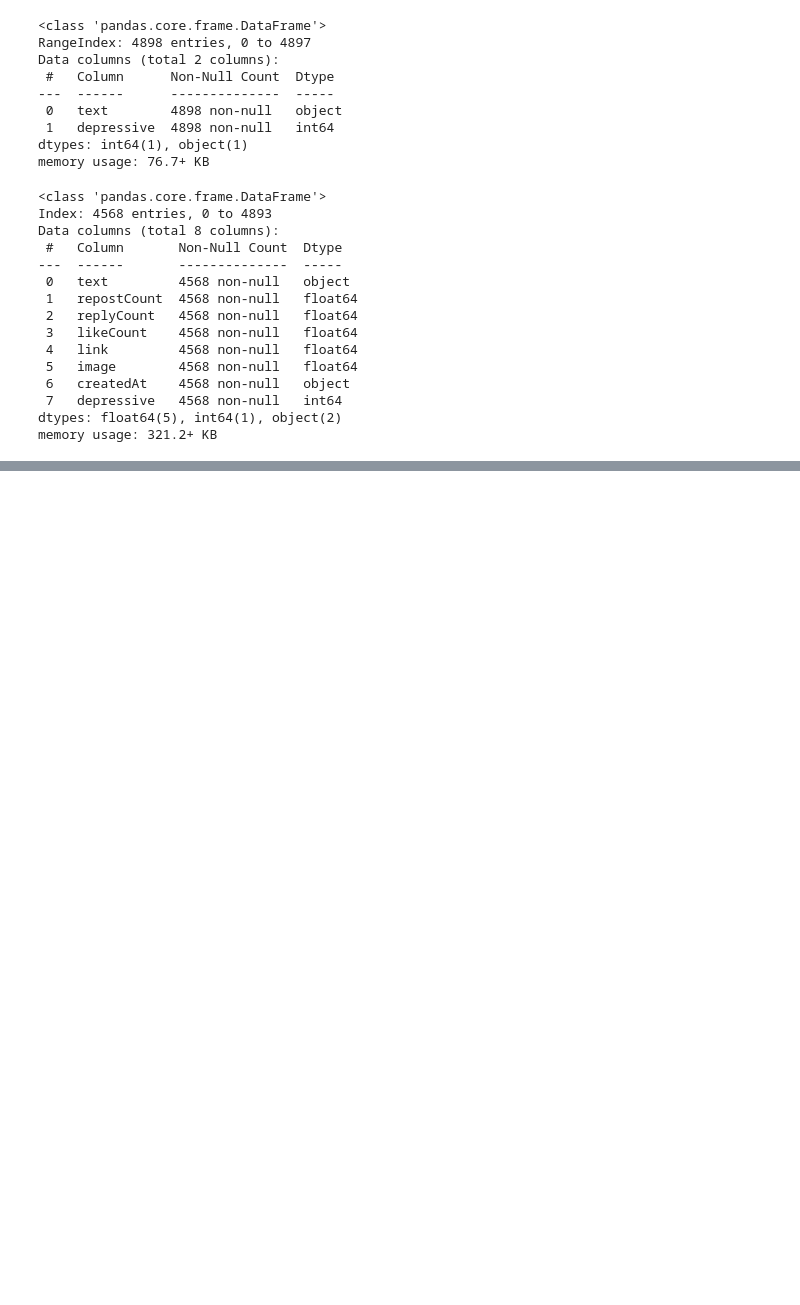
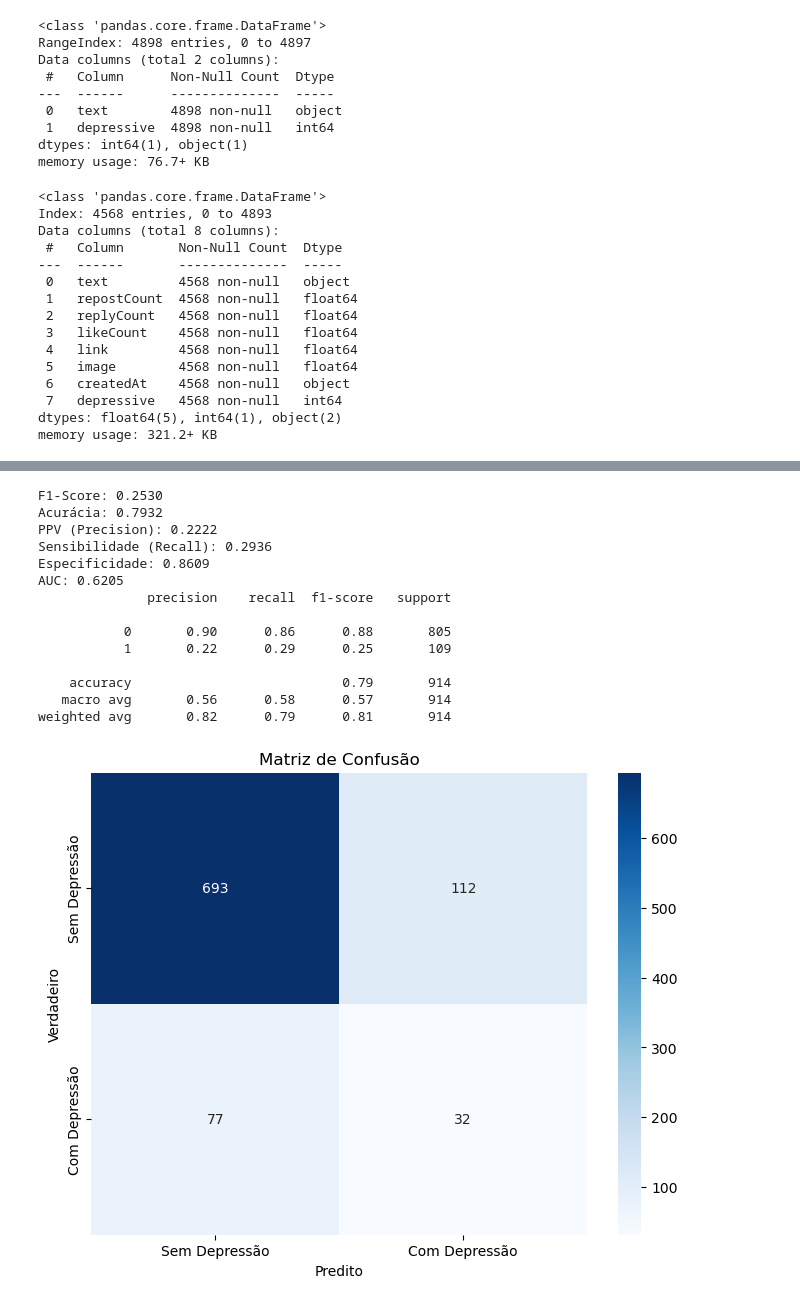
Before and after one commit to lucaspimentab/bluesky-depression-detection, a Jupyter notebook: characterization.ipynb, the cells around one changed output, grey strips where cells are left out. Cells and saved outputs as stored; diff of their text form; code cells hidden in the pictures; blank space fills up the shorter version.

```diff
--- a/characterization.ipynb
+++ b/characterization.ipynb
@@ -244,0 +217,9 @@ plt.show()
+# %%
+df_baseline = df.copy()
+
+df_baseline['createdAt'] = pd.to_datetime(df_baseline['createdAt'], utc=True).dt.tz_convert(None)
+
+df_baseline.loc[:, 'hour'] = df_baseline['createdAt'].dt.hour
+df_baseline.loc[:, 'month'] = df_baseline['createdAt'].dt.month
+
+df_baseline = df_baseline.drop(columns=['text', 'faixa', 'createdAt'])
@@ -244,0 +374,18 @@ plt.show()
+# %%
+RandomForest_Over(df_baseline)
+# %% [output]
+F1-Score: 0.2530
+Acurácia: 0.7932
+PPV (Precision): 0.2222
+Sensibilidade (Recall): 0.2936
+Especificidade: 0.8609
+AUC: 0.6205
+              precision    recall  f1-score   support
+
+           0       0.90      0.86      0.88       805
+           1       0.22      0.29      0.25       109
+
+    accuracy                           0.79       914
+   macro avg       0.56      0.58      0.57       914
+weighted avg       0.82      0.79      0.81       914
+[figure, added]
```
Also changed, not shown: parts of 18 cells of this notebook.
